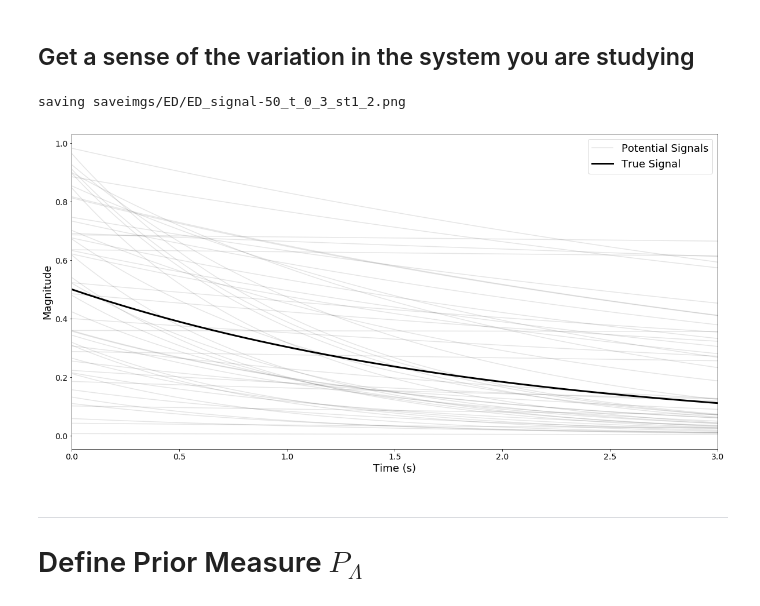
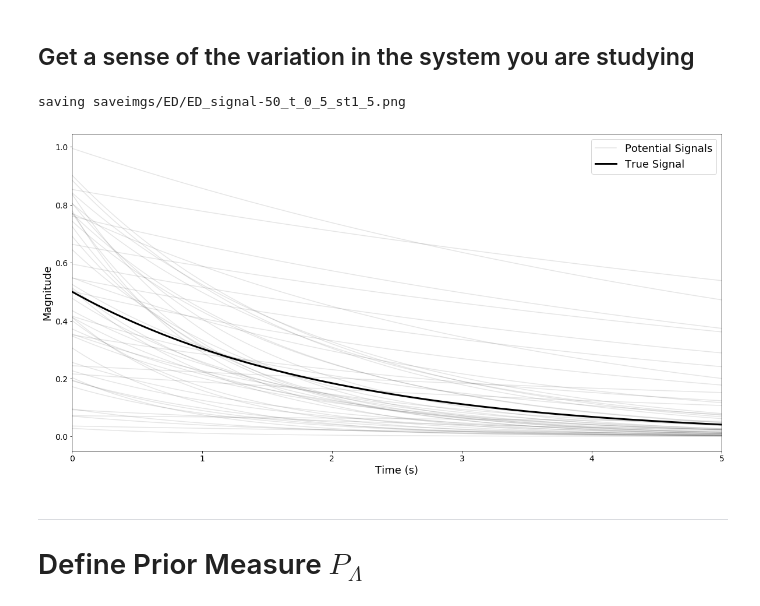
Before and after one commit to mpilosov/ConsistentBayes, a Jupyter notebook: examples/CBPaper_Examples_ED.ipynb, the cells around one changed output. Saved outputs shown, nothing was run; the diff lists cells and outputs as text; code cells hidden in the pictures.

```diff
--- a/examples/CBPaper_Examples_ED.ipynb
+++ b/examples/CBPaper_Examples_ED.ipynb
@@ -74,7 +74,7 @@ def makemodel(t):
 ##### FIXED PARAMETERS #####
 num_observations = 10 # how many observations are you able to make?
 start_time = 1
-end_time = 2
+end_time = 5
 ####
 
 t = np.linspace(start_time, end_time, num_observations)
@@ -111,7 +111,7 @@ sd_test_n = 0.025
 # sd_test_u = 0.1
 # sd_test_c = 0.1
 mintime = 0
-maxtime = 3
+maxtime = 5
 tt = np.linspace(mintime, maxtime, 1000)
 m = makemodel(tt)
 ui = m(lam)
@@ -122,36 +122,36 @@ um = m()
 plt.cla()
 # Plotting the default IR results from the epidemic_IR function.
 for i in range(n):
     d = ui[i,:]
     if i == n-1:
         plt.plot(tt, d, c='k', alpha=5/n, label='Potential Signals')
     else:
         plt.plot(tt, d, c='k', alpha=5/n) # I
 
 # plt.scatter(t, u + np.random.randn(num_observations)*sd_test_n, s=50, c='k', label='Normal', alpha=0.5)
 # plt.scatter(t, u + (np.random.rand(num_observations)-0.5)*sd_test_u,c='b', s=5, label='Uniform')
 # plt.scatter(t, u + (np.random.standard_cauchy(num_observations))*sd_test_c,c='g', s=50, marker='x',label='Cauchy')
 plt.plot(tt, um, c='k', lw=3, ls='-', label='True Signal')
 if show_obs:
     plt.scatter(t, u + np.random.randn(num_observations)*sd_test_n, marker='x', s=50, c='k', label='{} Observations'.format(num_observations), alpha=1)
 
 plt.legend(fontsize=18,loc='upper right')
 plt.ylabel('Magnitude', fontsize=18)
 plt.xlabel('Time (s)', fontsize=18)
 # plt.ylim([-.25,1.25])
-plt.xlim([0,3])
+plt.xlim([0,5])
 ftype = 'png'
 if show_obs:
     summary_save_str = "saveimgs/ED/ED_%d_r-%d_obs-%de-3_sd-t_%d_%d_st%d_%d.%s"%(n, num_observations, 1000*sd_test_n, mintime, maxtime, start_time, end_time, ftype)
 else:
     summary_save_str = "saveimgs/ED/ED_signal-%d_t_%d_%d_st%d_%d.%s"%(n, mintime, maxtime, start_time, end_time, ftype)
 
 print("saving " + summary_save_str)
 plt.savefig(summary_save_str)
 plt.show()
 # %% [output]
-saving saveimgs/ED/ED_signal-50_t_0_3_st1_2.png
+saving saveimgs/ED/ED_signal-50_t_0_5_st1_5.png
-[figure, old version]
+[figure, new version]
 # %% [markdown]
 ---
 
```
Also changed, not shown: 2 other files.
